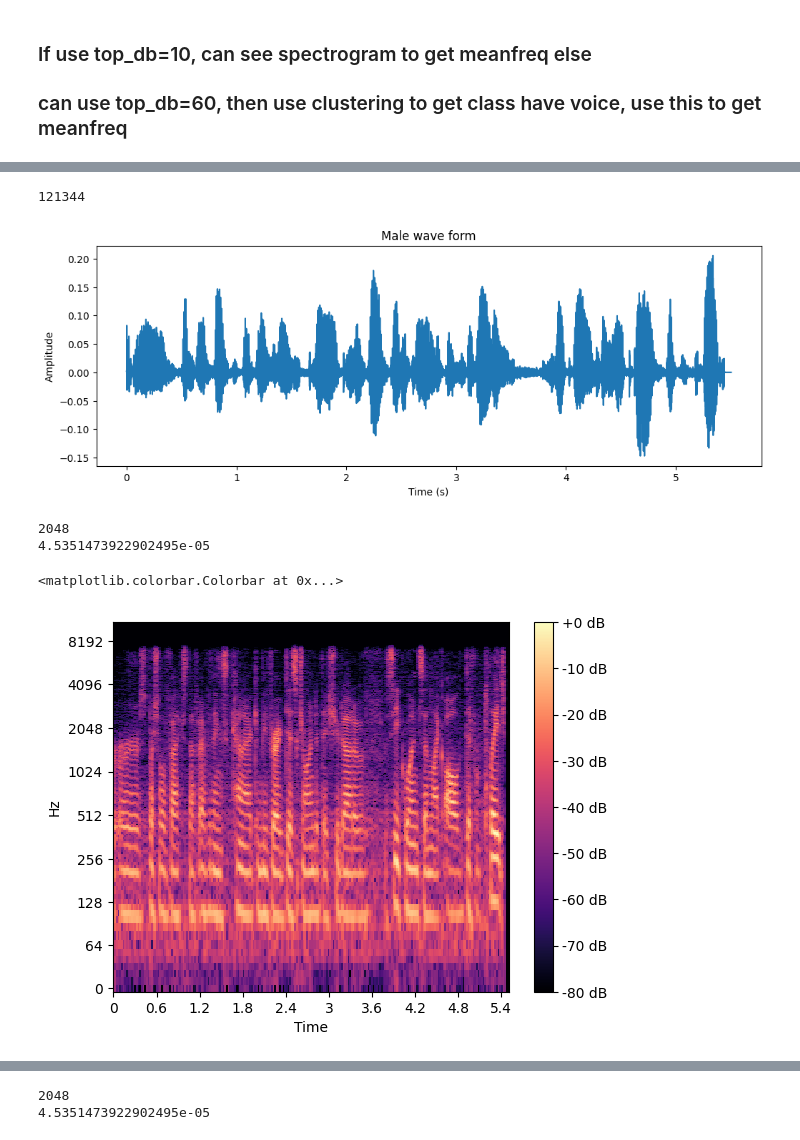
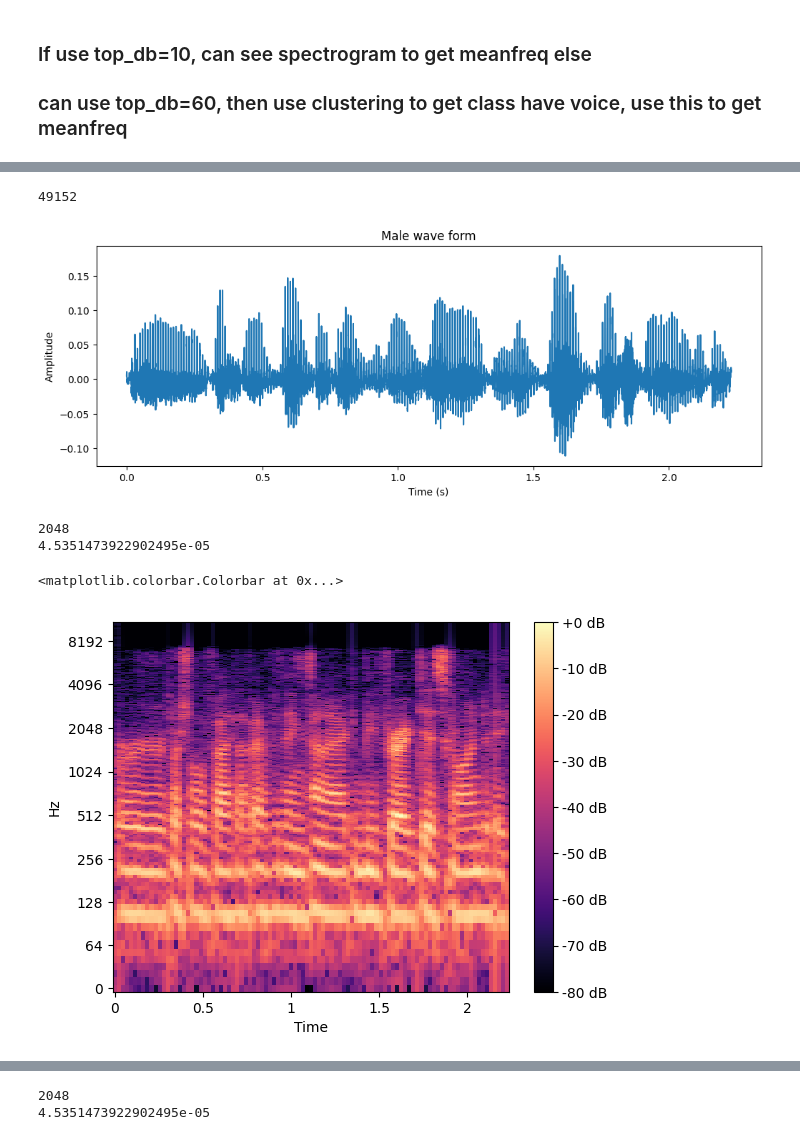
Before and after one commit to A9Coed66/VoiceClone, a Jupyter notebook: Feature Extraction/Visualize in one image.ipynb, the cells around one changed output, grey strips where cells are left out. Drawn from its saved outputs; the diff is of its cells as text; code cells hidden in the pictures.

```diff
--- a/Feature Extraction/Visualize in one image.ipynb
+++ b/Feature Extraction/Visualize in one image.ipynb
@@ -51,6 +51,6 @@ plt.show()
 ### If use top_db=10, can see spectrogram to get meanfreq else
 ### can use top_db=60, then use clustering to get class have voice, use this to get meanfreq
 # %%
-intervals = librosa.effects.split(y_male_test, top_db=60)
+intervals = librosa.effects.split(y_male_test, top_db=10)
 intervals
 # %% [output]
@@ -72,7 +98,7 @@ len(y_male_test)
 # %%
 len(temp)
 # %% [output]
-121344
+49152
 # %%
 # Visualize male voice after cut
 plt.figure(figsize=FIGSIZE)
@@ -83,17 +109,18 @@ plt.xlabel('Time (s)')
 plt.ylabel('Amplitude')
 plt.show()
 # %% [output]
-[figure, old version]
+[figure, new version]
 # %%
 # Visualize spectrogram
-D = librosa.amplitude_to_db(np.abs(librosa.stft(temp)), ref=np.max)
+S = librosa.stft(temp)
+D = librosa.amplitude_to_db(np.abs(S), ref=np.max)
 # D = librosa.amplitude_to_db(np.abs(librosa.stft(temp)),ref=1.0, amin=1e-05, top_db=80.0)
 librosa.display.specshow(D, y_axis='log', sr=sr_male_test,
                          x_axis='time')
 # add color
 plt.colorbar(format='%+2.0f dB')
 # %% [output]
 2048
 4.5351473922902495e-05
 <matplotlib.colorbar.Colorbar at 0x...>
-[figure, old version]
+[figure, new version]
```
Also changed, not shown: parts of 16 cells of this notebook.
